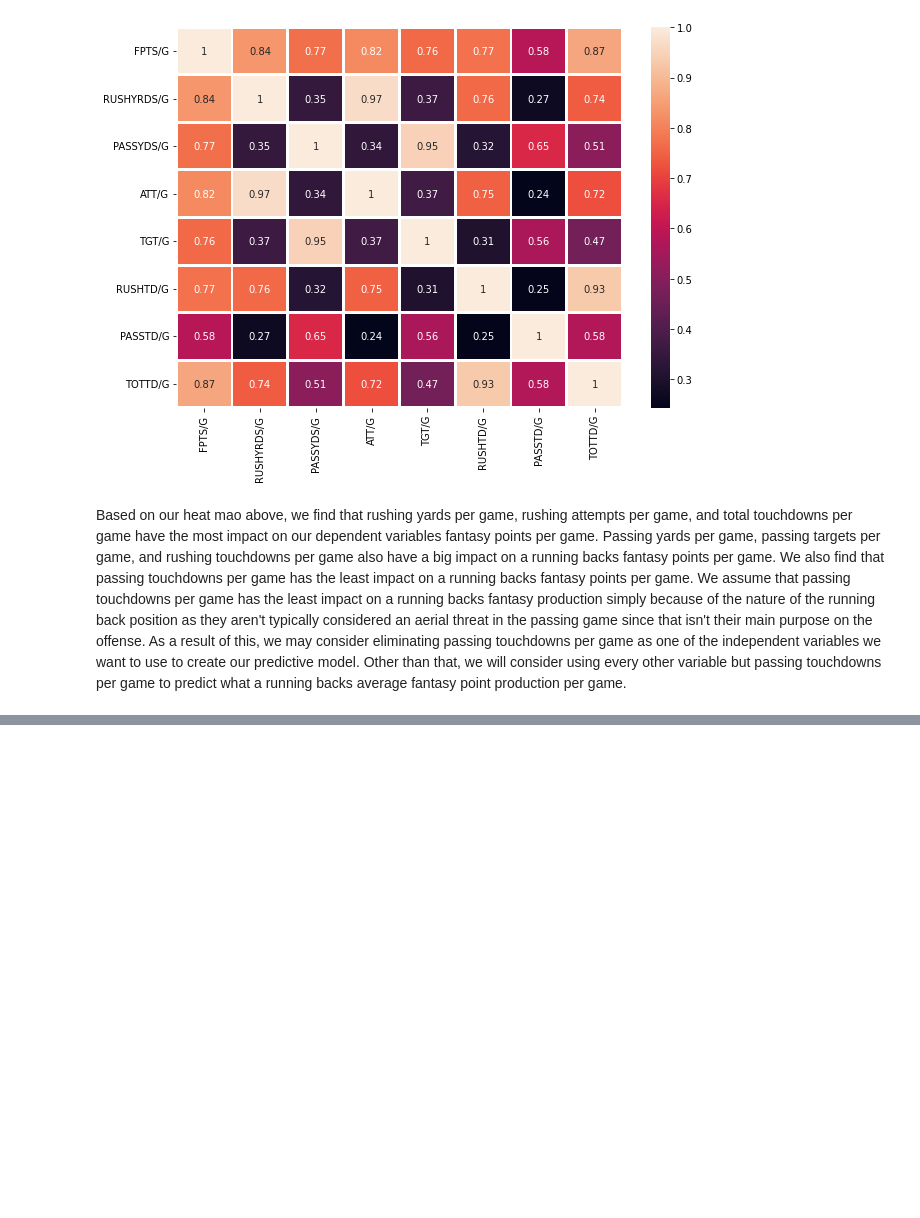
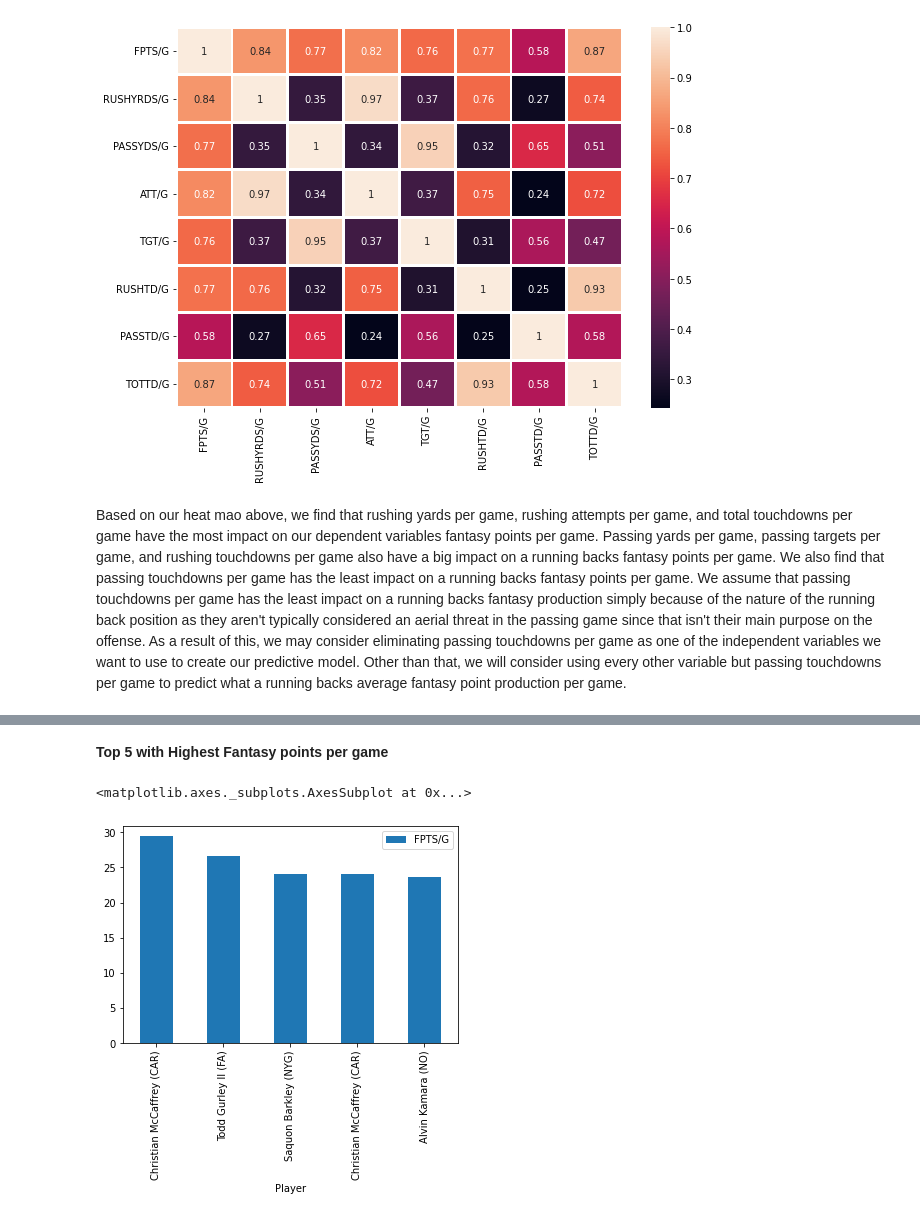
Before and after one commit to anuj-m-sharma/NFL-Analysis, a Jupyter notebook: Project.ipynb, the cells around one changed output, grey strips where cells are left out. Drawn from its saved outputs; the diff is of its cells as text; code cells hidden in the pictures; blank space fills up the shorter version.

Commit message:
Added visualizations.

```diff
--- a/Project.ipynb
+++ b/Project.ipynb
@@ -123,3 +125,7 @@ sns.heatmap(values_per_goals.corr(),annot=True,linewidths=2)
 [figure]
 # %% [markdown]
 Based on our heat mao above, we find that rushing yards per game, rushing attempts per game, and total touchdowns per game have the most impact on our dependent variables fantasy points per game. Passing yards per game, passing targets per game, and rushing touchdowns per game also have a big impact on a running backs fantasy points per game. We also find that passing touchdowns per game has the least impact on a running backs fantasy points per game. We assume that passing touchdowns per game has the least impact on a running backs fantasy production simply because of the nature of the running back position as they aren't typically considered an aerial threat in the passing game since that isn't their main purpose on the offense. As a result of this, we may consider eliminating passing touchdowns per game as one of the independent variables we want to use to create our predictive model. Other than that, we will consider using every other variable but passing touchdowns per game to predict what a running backs average fantasy point production per game.
+# %%
+top_five = df.sort_values(by=['FPTS/G'],ascending=False).head(5)
+
+print(top_five)
@@ -125,0 +141,7 @@ Based on our heat mao above, we find that rushing yards per game, rushing attemp
+# %% [markdown]
+**Top 5  with Highest Fantasy points per game**
+# %%
+top_five.plot(x='Player', y='FPTS/G',kind='bar')
+# %% [output]
+<matplotlib.axes._subplots.AxesSubplot at 0x...>
+[figure, added]
```
Also changed, not shown: parts of 4 cells of this notebook.
